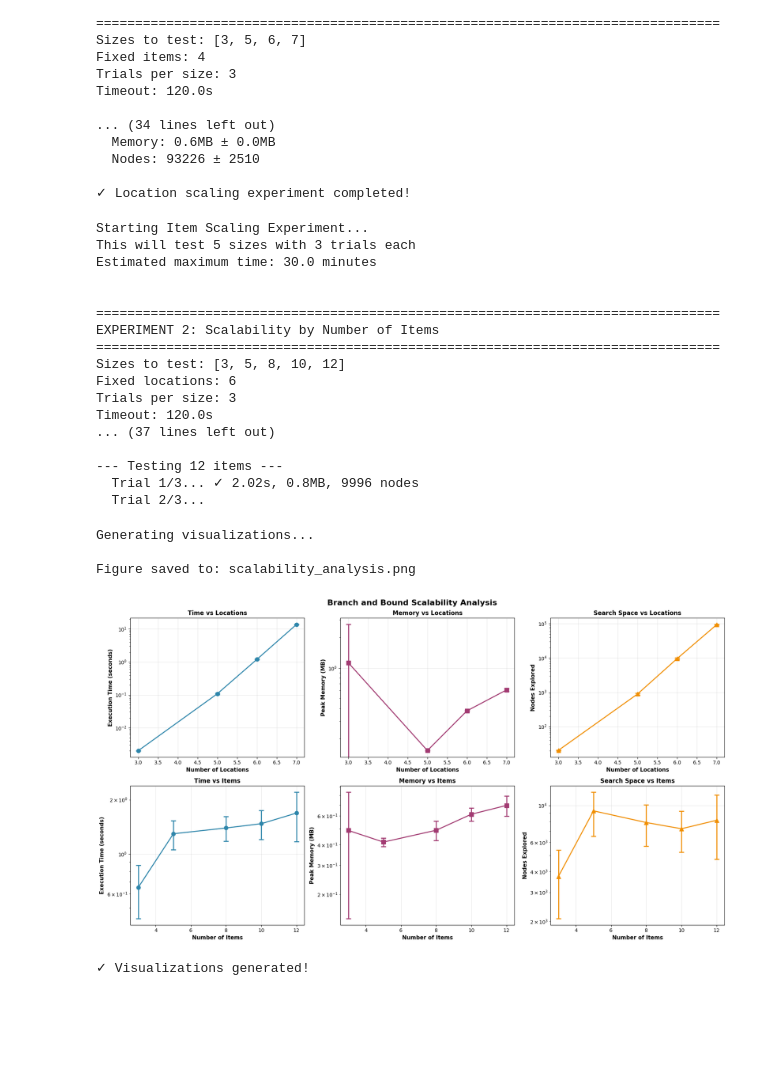
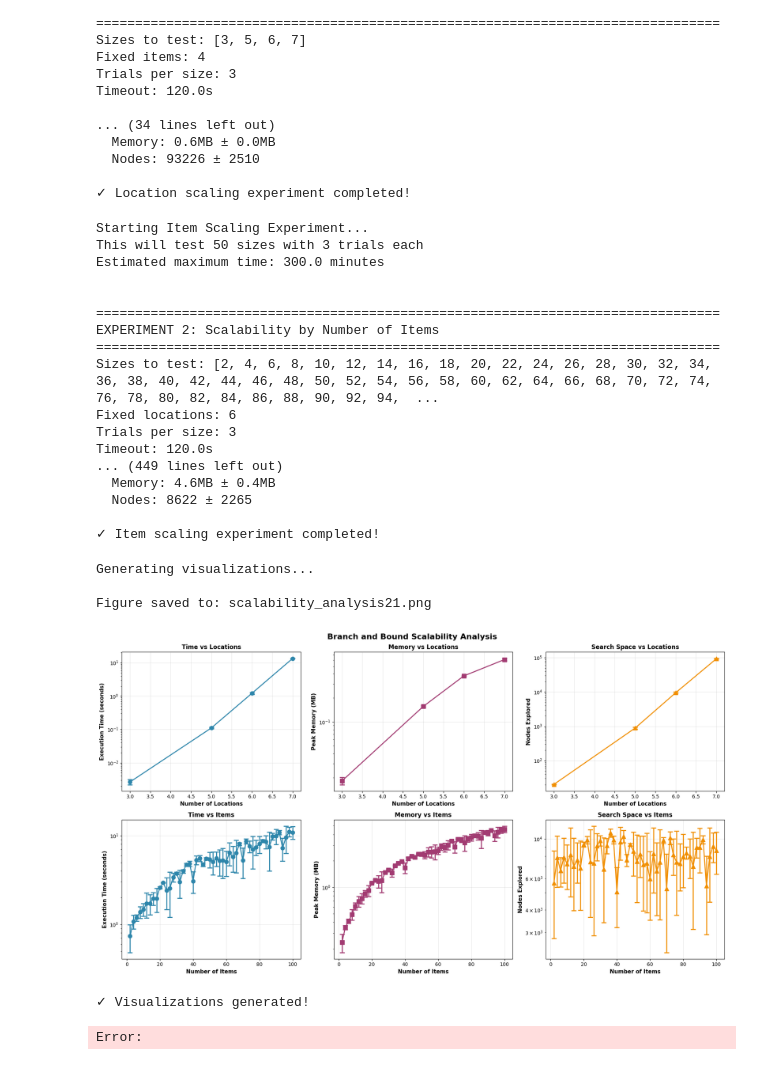
Before and after one commit to mauromachadoc/ObligatorioAABO, a Jupyter notebook: notebook.ipynb, the cells around one changed output. Drawn from its saved outputs; the diff is of its cells as text; code cells hidden in the pictures; blank space fills up the shorter version.

```diff
--- a/notebook.ipynb
+++ b/notebook.ipynb
@@ -1547,7 +1547,7 @@ Timeout: 120.0s
 
 ✓ Location scaling experiment completed!
 # %%
-item_sizes = [3, 5, 8, 10, 12]
+item_sizes = [num for num in range(2, 101) if num % 2 == 0]
 n_locations_fixed = 6
 trials_per_size = 3
 timeout = 120.0
@@ -1566,35 +1566,36 @@ results_items = experiment_scaling_items(
 print("\n✓ Item scaling experiment completed!")
 # %% [output]
 Starting Item Scaling Experiment...
-This will test 5 sizes with 3 trials each
-Estimated maximum time: 30.0 minutes
+This will test 50 sizes with 3 trials each
+Estimated maximum time: 300.0 minutes
 
 
 ================================================================================
 EXPERIMENT 2: Scalability by Number of Items
 ================================================================================
-Sizes to test: [3, 5, 8, 10, 12]
+Sizes to test: [2, 4, 6, 8, 10, 12, 14, 16, 18, 20, 22, 24, 26, 28, 30, 32, 34, 36, 38, 40, 42, 44, 46, 48, 50, 52, 54, 56, 58, 60, 62, 64, 66, 68, 70, 72, 74, 76, 78, 80, 82, 84, 86, 88, 90, 92, 94,  ...
 Fixed locations: 6
 Trials per size: 3
 Timeout: 120.0s
-... (37 lines left out)
+... (449 lines left out)
+  Memory: 4.6MB ± 0.4MB
+  Nodes: 8622 ± 2265
 
---- Testing 12 items ---
-  Trial 1/3... ✓ 2.02s, 0.8MB, 9996 nodes
-  Trial 2/3...
+✓ Item scaling experiment completed!
 # %%
 print("\nGenerating visualizations...")
 
 plot_scalability_results(
     results_locations=results_locations,
     results_items=results_items,
-    save_path='scalability_analysis.png'  # save to file
+    save_path='scalability_analysis21.png'  # save to file
 )
 
 print("✓ Visualizations generated!")
 # %% [output]
 Generating visualizations...
 
-Figure saved to: scalability_analysis.png
+Figure saved to: scalability_analysis21.png
-[figure, old version]
+[figure, new version]
 ✓ Visualizations generated!
+Error:
```
Also changed, not shown: parts of 1 cell of this notebook, 1 other file.
